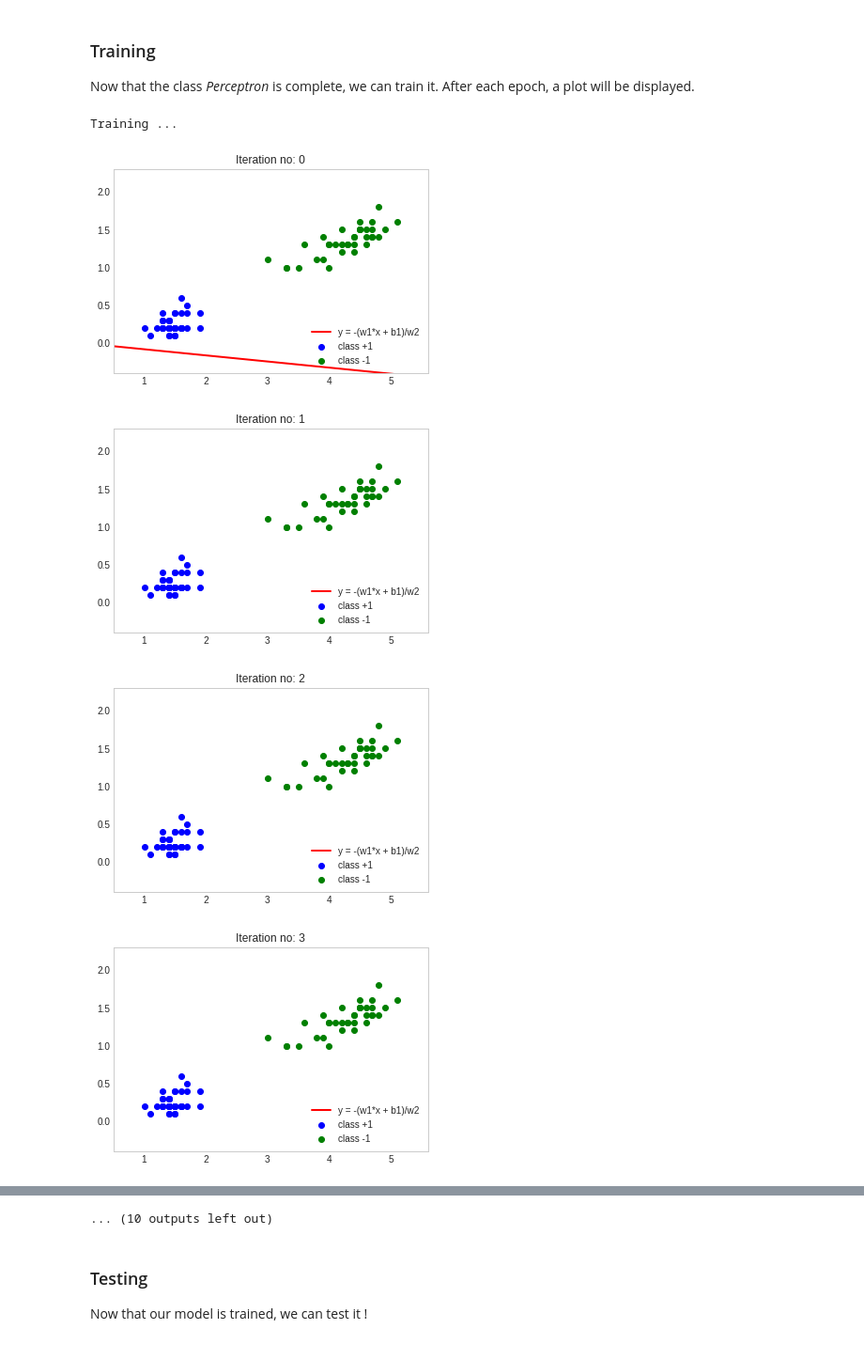
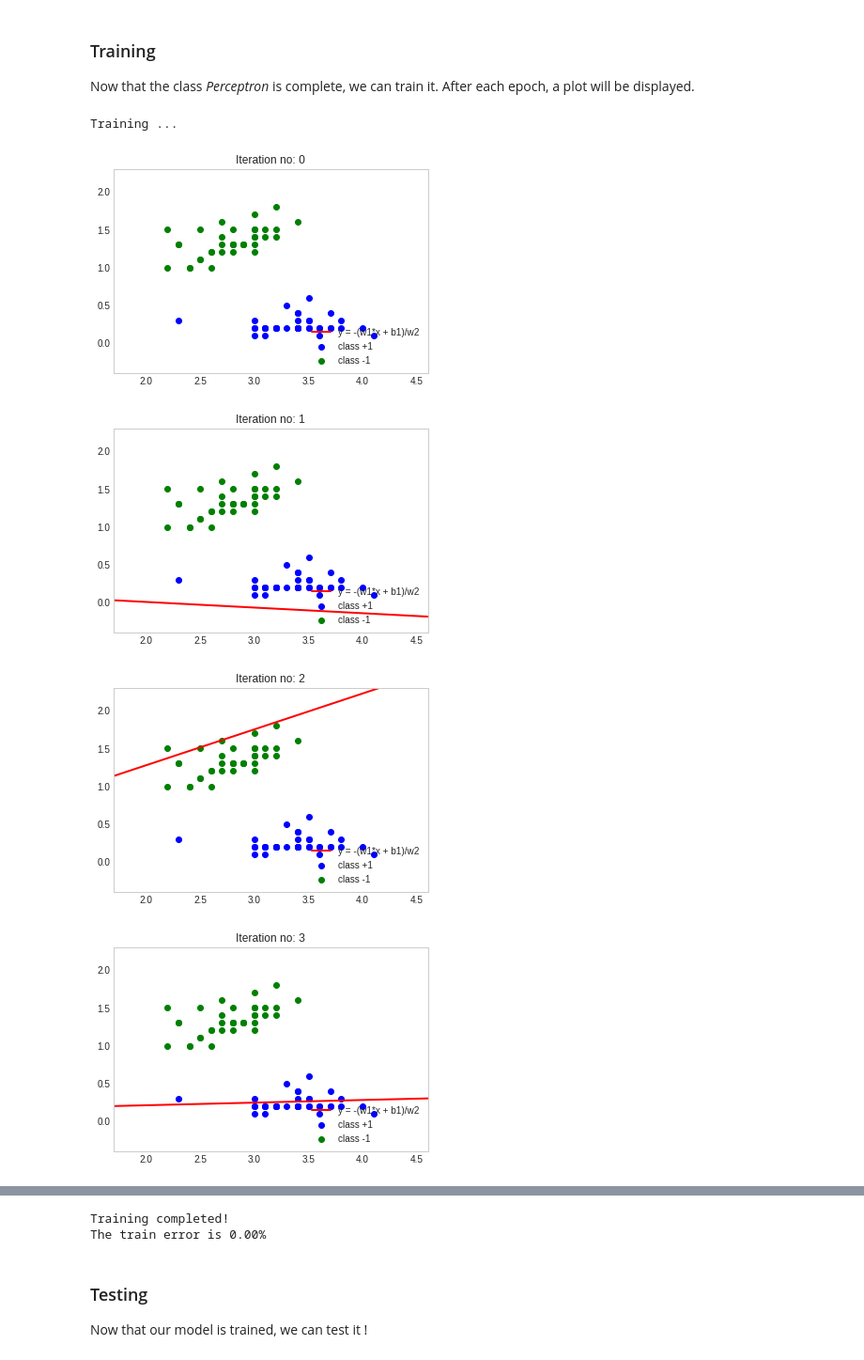
Before and after one commit to OMalenfantThuot/fondements_apprentissage_machine, a Jupyter notebook: WEEK05/6 - Linear Classifier - the Perceptron.ipynb, the cells around one changed output, grey strips where cells are left out. Shown at 94% size. Saved outputs shown, nothing was run; the diff lists cells and outputs as text; code cells hidden in the pictures.

```diff
--- a/WEEK05/6 - Linear Classifier - the Perceptron.ipynb
+++ b/WEEK05/6 - Linear Classifier - the Perceptron.ipynb
@@ -57,7 +57,7 @@ Now it's up to you !
 3. What happens when $\pmb{w}=0$ and $b=0$?
 # %%
 def objective_function(train_set, weights, bias):
-    return np.maximum(0, -(np.sum(weights * train_set[:,:-1], axis = 1) + bias) * train_set[:,-1])
+    return np.maximum(0, (np.sum(weights * train_set[:,:-1], axis = 1) + bias) * train_set[:,-1])
 # %%
 def dJdw(train_set, objective):
     result = np.zeros((train_set.shape[0], train_set.shape[1]-1))
@@ -106,7 +106,7 @@ data = data[data[:,-1]<3,:]
 data[data[:,-1]==2,-1] = -1
 
 # We keep only 2 features to be able to visualize the decision boundary.
-train_cols = [2,3]
+train_cols = [1,3]
 # This is a list containing the index of the column containing the labels
 target_ind = [data.shape[1] - 1]
 
@@ -201,16 +201,19 @@ class Perceptron:
             self.plot_function(train_data, 'Iteration no: ' + str(iteration))
             # Implement the training algorithm here !
             objectives = objective_function(train_set=train_set, bias=self.bias, weights=self.weights)
+            non_zero_i = np.where(objectives > 0)[0]
+            if len(non_zero_i) == 0:
+                break
+
             delta_w = np.mean(dJdw(objective=objectives, train_set=train_set), axis = 0)
             delta_b = np.mean(dJdb(objective=objectives, train_set=train_set))
-            non_zero_i = np.where(objectives > 0)[0]
             self.weights = self.weights + self.eta * delta_w
             self.bias = self.bias + self.eta * delta_b
             iteration += 1
 
         count = len(non_zero_i)
         print('Training completed!')
-        print("The train error is {:.2f}%".format(float(count)/train_data.shape[0]))
+        print("The train error is {:.2f}%".format(100 * float(count)/train_data.shape[0]))
 
     def compute_predictions(self, test_data):
         """
@@ -239,14 +242,14 @@ Now that the class *Perceptron* is complete, we can train it.
 After each epoch, a plot will be displayed.
 # %%
 # The learning rate
-eta = 0.03
+eta = 0.001
 
 # Instantiate and train the model
 model_perceptron = Perceptron(eta)
-model_perceptron.train(train_set, max_iter= 20)
+model_perceptron.train(train_set, max_iter= 50)
 # %% [output]
 Training ...
-[figure, old version]
+[figure, new version]
-[figure, old version]
+[figure, new version]
-[figure, old version]
+[figure, new version]
-[figure, old version]
+[figure, new version]
@@ -260,4 +257,5 @@ Training ...
-... (10 outputs left out)
+Training completed!
+The train error is 0.00%
 # %% [markdown]
 ### Testing
 
```
Also changed, not shown: parts of 2 cells of this notebook, 5 other files.
